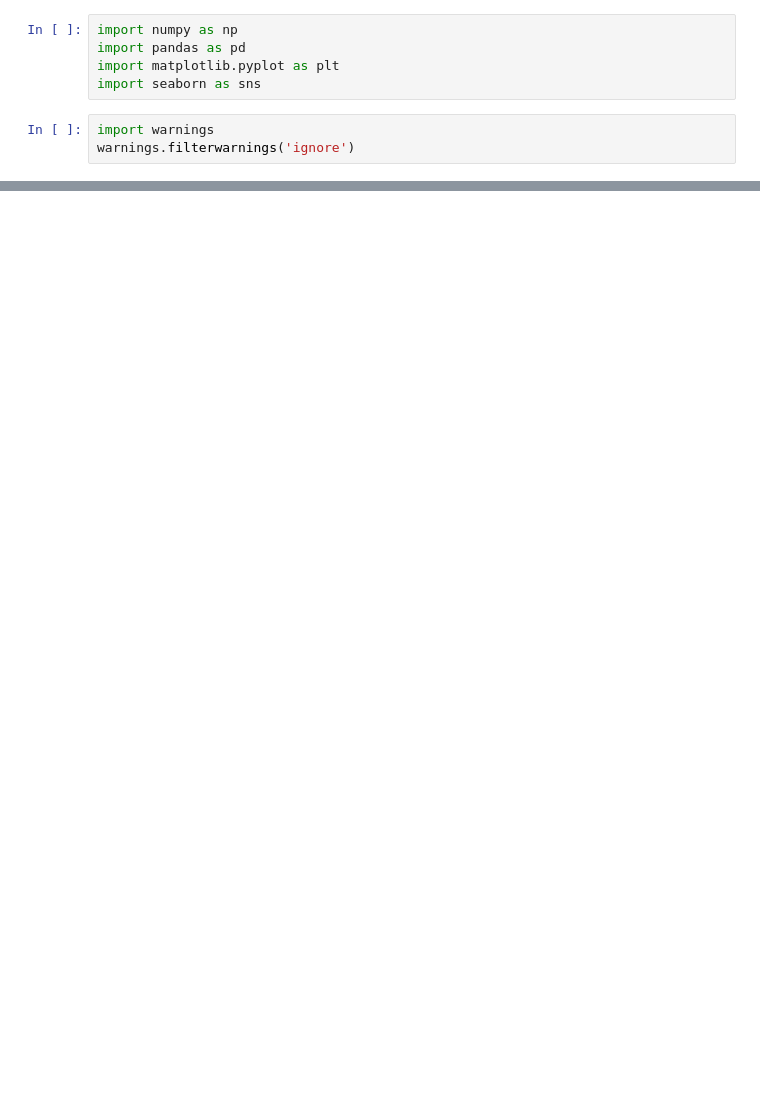
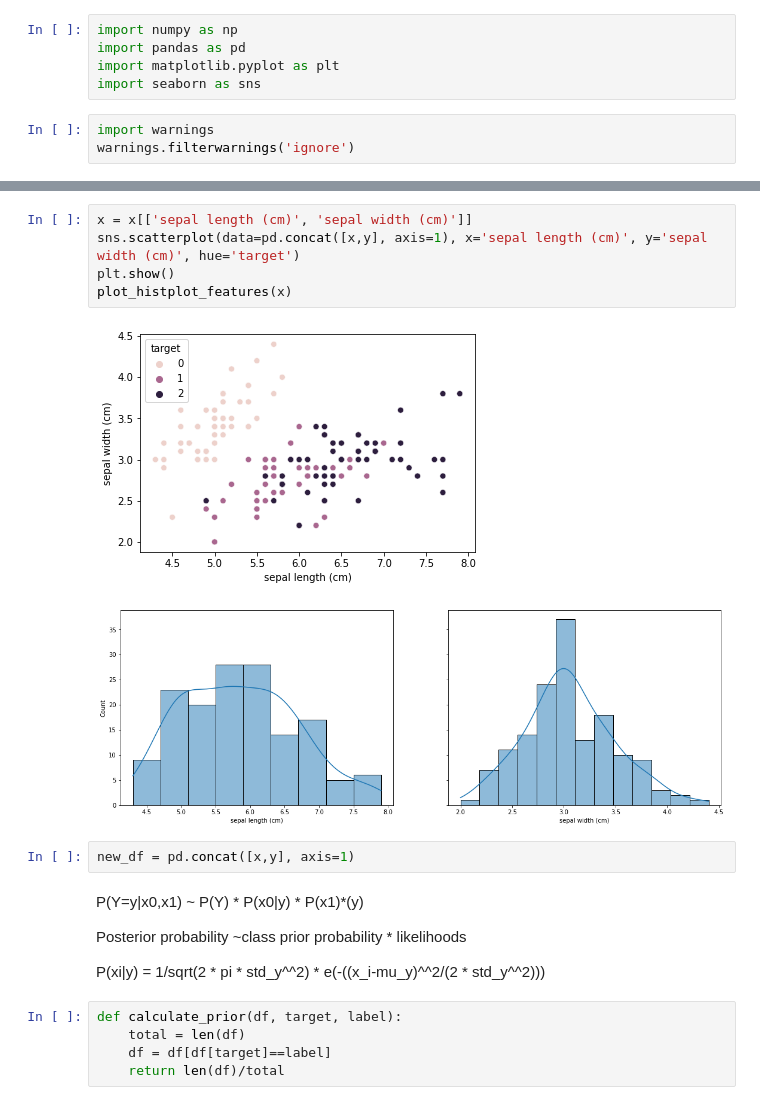
Before and after one commit to gmitchener/MachineLearning, a Jupyter notebook: Data Science 0 to Hero/naive_bayes.ipynb, the cells around one changed output, grey strips where cells are left out. Cells and saved outputs as stored; diff of their text form; blank space fills up the shorter version.

```diff
--- a/Data Science 0 to Hero/naive_bayes.ipynb
+++ b/Data Science 0 to Hero/naive_bayes.ipynb
@@ -109,0 +51,21 @@ plt.show()
+# %%
+x = x[['sepal length (cm)', 'sepal width (cm)']]
+sns.scatterplot(data=pd.concat([x,y], axis=1), x='sepal length (cm)', y='sepal width (cm)', hue='target')
+plt.show()
+plot_histplot_features(x)
+# %% [output]
+[figure, added]
+[figure, added]
+# %%
+new_df = pd.concat([x,y], axis=1)
+# %% [markdown]
+P(Y=y|x0,x1) ~ P(Y) * P(x0|y) * P(x1)*(y)
+
+Posterior probability ~class prior probability * likelihoods
+
+P(xi|y) = 1/sqrt(2 * pi * std_y^^2) * e(-((x_i-mu_y)^^2/(2 * std_y^^2)))
+# %%
+def calculate_prior(df, target, label):
+    total = len(df)
+    df = df[df[target]==label]
+    return len(df)/total
```
Also changed, not shown: parts of 32 cells of this notebook, 2 other files.
